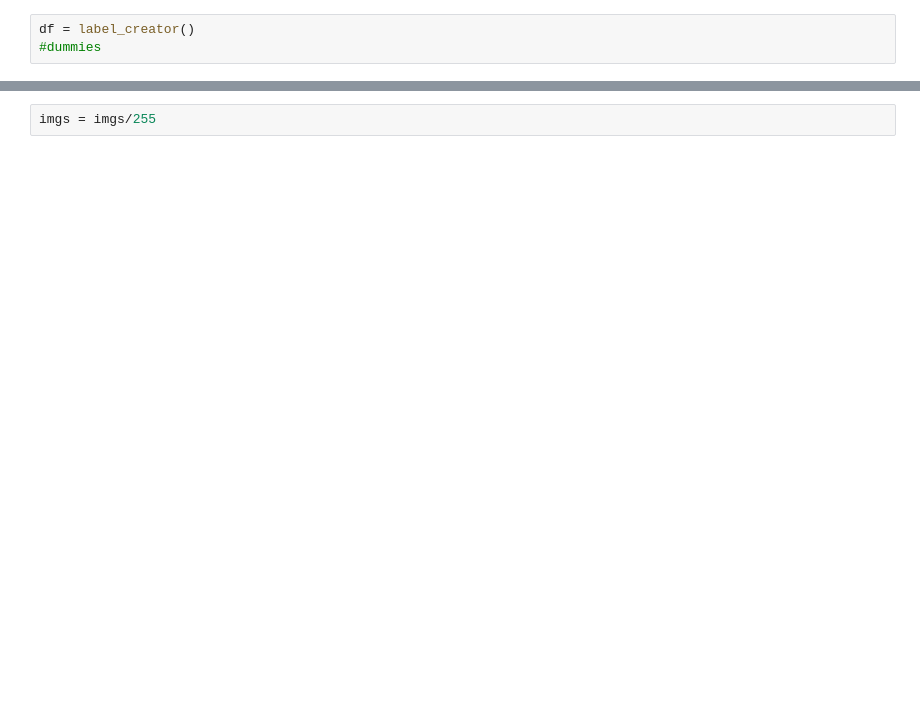
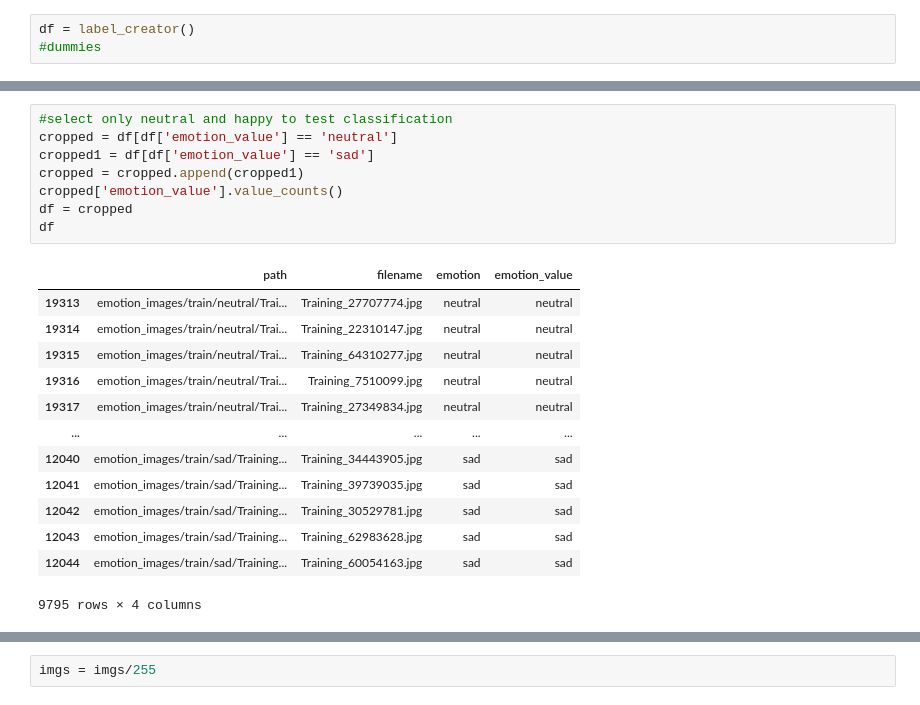
Before and after one commit to joelweber97/Python3_Emotion_Classifier, a Jupyter notebook: label_creator.ipynb, the cells around one changed output, grey strips where cells are left out. Cells and saved outputs as stored; diff of their text form; blank space fills up the shorter version.

```diff
--- a/label_creator.ipynb
+++ b/label_creator.ipynb
@@ -62,0 +76,22 @@ df
+# %%
+#select only neutral and happy to test classification
+cropped = df[df['emotion_value'] == 'neutral']
+cropped1 = df[df['emotion_value'] == 'sad']
+cropped = cropped.append(cropped1)
+cropped['emotion_value'].value_counts()
+df = cropped
+df
+# %% [output]
+|  | path | filename | emotion | emotion_value |
+| 19313 | emotion_images/train/neutral/Trai... | Training_27707774.jpg | neutral | neutral |
+| 19314 | emotion_images/train/neutral/Trai... | Training_22310147.jpg | neutral | neutral |
+| 19315 | emotion_images/train/neutral/Trai... | Training_64310277.jpg | neutral | neutral |
+| 19316 | emotion_images/train/neutral/Trai... | Training_7510099.jpg | neutral | neutral |
+| 19317 | emotion_images/train/neutral/Trai... | Training_27349834.jpg | neutral | neutral |
+| ... | ... | ... | ... | ... |
+| 12040 | emotion_images/train/sad/Training... | Training_34443905.jpg | sad | sad |
+| 12041 | emotion_images/train/sad/Training... | Training_39739035.jpg | sad | sad |
+| 12042 | emotion_images/train/sad/Training... | Training_30529781.jpg | sad | sad |
+| 12043 | emotion_images/train/sad/Training... | Training_62983628.jpg | sad | sad |
+| 12044 | emotion_images/train/sad/Training... | Training_60054163.jpg | sad | sad |
+9795 rows × 4 columns
```
Also changed, not shown: parts of 24 cells of this notebook.
